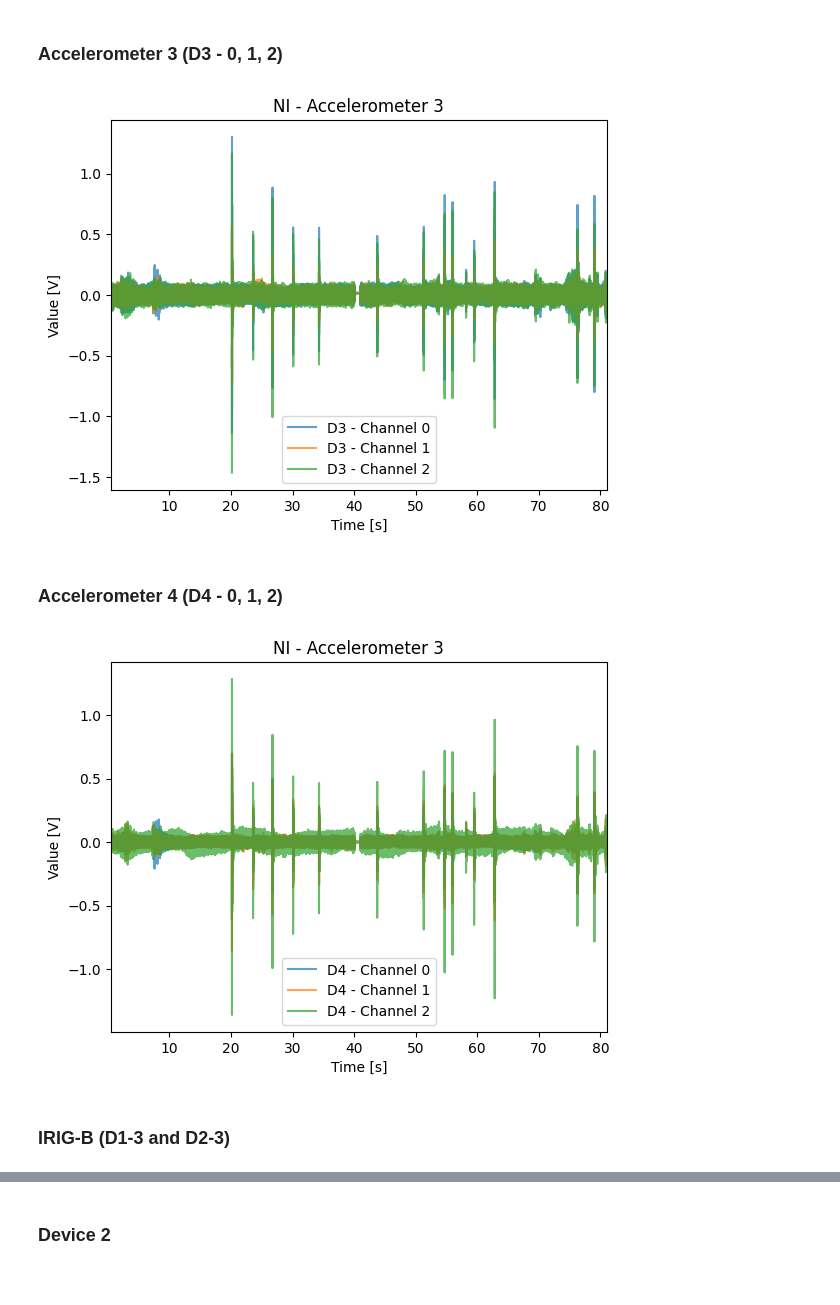
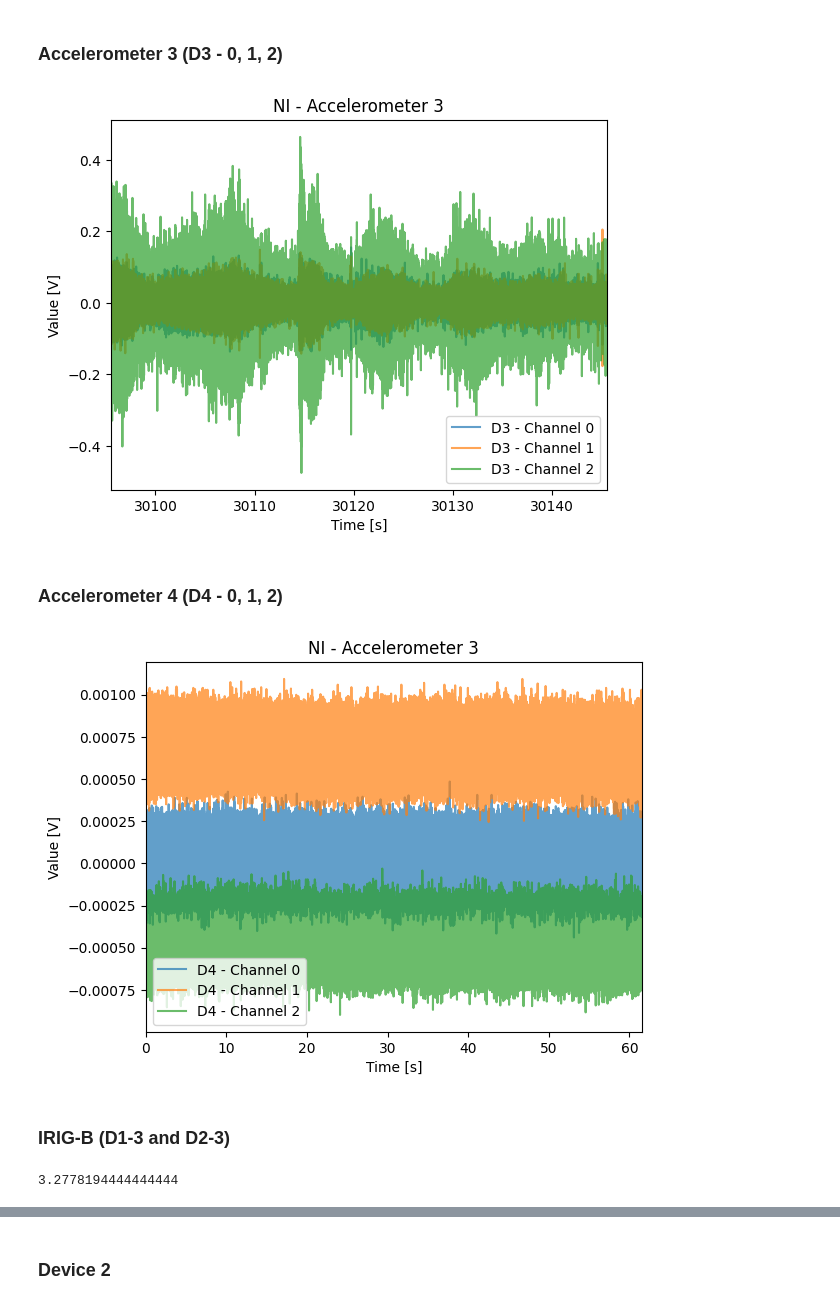
Before and after one commit to josmarcristello/Field-Test-Ferrier-2023, a Jupyter notebook: data processing/validate_NI_data_station_1.ipynb, the cells around one changed output, grey strips where cells are left out. Cells and saved outputs as stored; diff of their text form; code cells hidden in the pictures.

Commit message:
Updated Plots

```diff
--- a/data processing/validate_NI_data_station_1.ipynb
+++ b/data processing/validate_NI_data_station_1.ipynb
@@ -27,8 +27,7 @@ full_raw_path = NI_raw_data_folder + station_selected + NI_test_name + ".lvm"
 full_converted_path = NI_converted_data_folder + station_selected + NI_test_name + ".h5"
 
 # Full raw path (hardcoded)
-full_raw_path = "Y:/Dropbox/Projects/001 - CNRL - Pipewise/005 - Field Test/2023/data/Field Visit 2 - June 7/Station 1/NI/st_1_test___001.lvm"
-full_raw_path = "Y:/Dropbox/Projects/001 - CNRL - Pipewise/005 - Field Test/2023/data/Field Visit 2 - June 7/Station 1/NI/st_1_test___011.lvm"
+full_raw_path = "Y:/Dropbox/Projects/001 - CNRL - Pipewise/005 - Field Test/2023/data/Field Visit - July 26/Station 1/NI/st_1_test___010.lvm"
 # %% [markdown]
 ### Directly importing from .lvm
 # %%
@@ -178,15 +161,20 @@ plot_data(data_frame, ["D2 - Channel 0","D2 - Channel 1","D2 - Channel 2"], star
 # %% [markdown]
 ### Accelerometer 3 (D3 - 0, 1, 2)
 # %%
-plot_data(data_frame, ["D3 - Channel 0","D3 - Channel 1","D3 - Channel 2"], start_time=0.5, end_time=None, transparency=0.7, title = "NI - Accelerometer 3")
+plot_data(data_frame, ["D3 - Channel 0","D3 - Channel 1","D3 - Channel 2"], start_time=30145.5-50, end_time=30145.5, transparency=0.7, title = "NI - Accelerometer 3")
 # %% [output]
-[figure, old version]
+[figure, new version]
 # %% [markdown]
 ### Accelerometer 4 (D4 - 0, 1, 2)
 # %%
-plot_data(data_frame, ["D4 - Channel 0","D4 - Channel 1","D4 - Channel 2"], start_time=0.5, end_time=None, transparency=0.7, title = "NI - Accelerometer 3")
+plot_data(data_frame, ["D4 - Channel 0","D4 - Channel 1","D4 - Channel 2"], start_time=0, end_time=None, transparency=0.7, title = "NI - Accelerometer 3")
+# Should be empty for the upcoming field test (July 26)
 # %% [output]
-[figure, old version]
+[figure, new version]
 # %% [markdown]
 ### IRIG-B (D1-3 and D2-3)
+# %%
+9+3
+# %% [output]
+3.2778194444444444
 # %%
```
Also changed, not shown: parts of 9 cells of this notebook, 4 other files.
